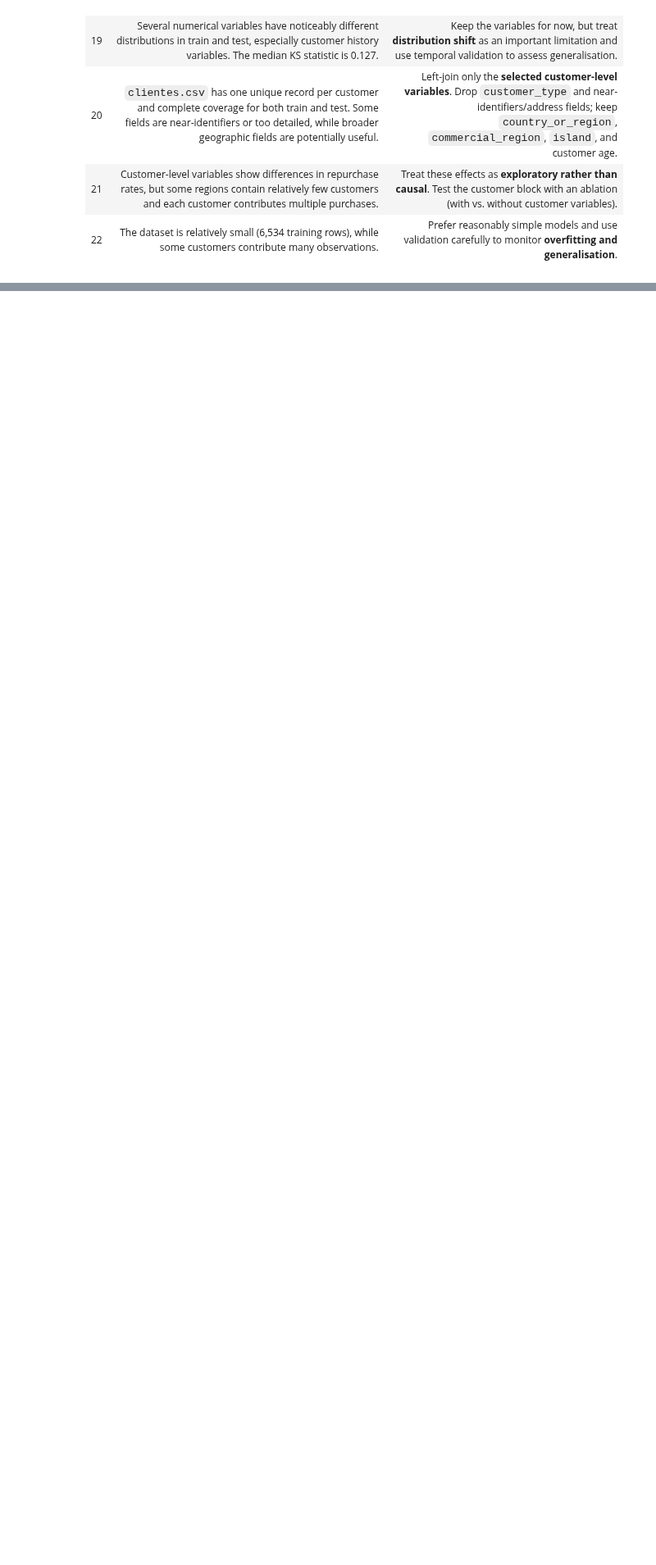
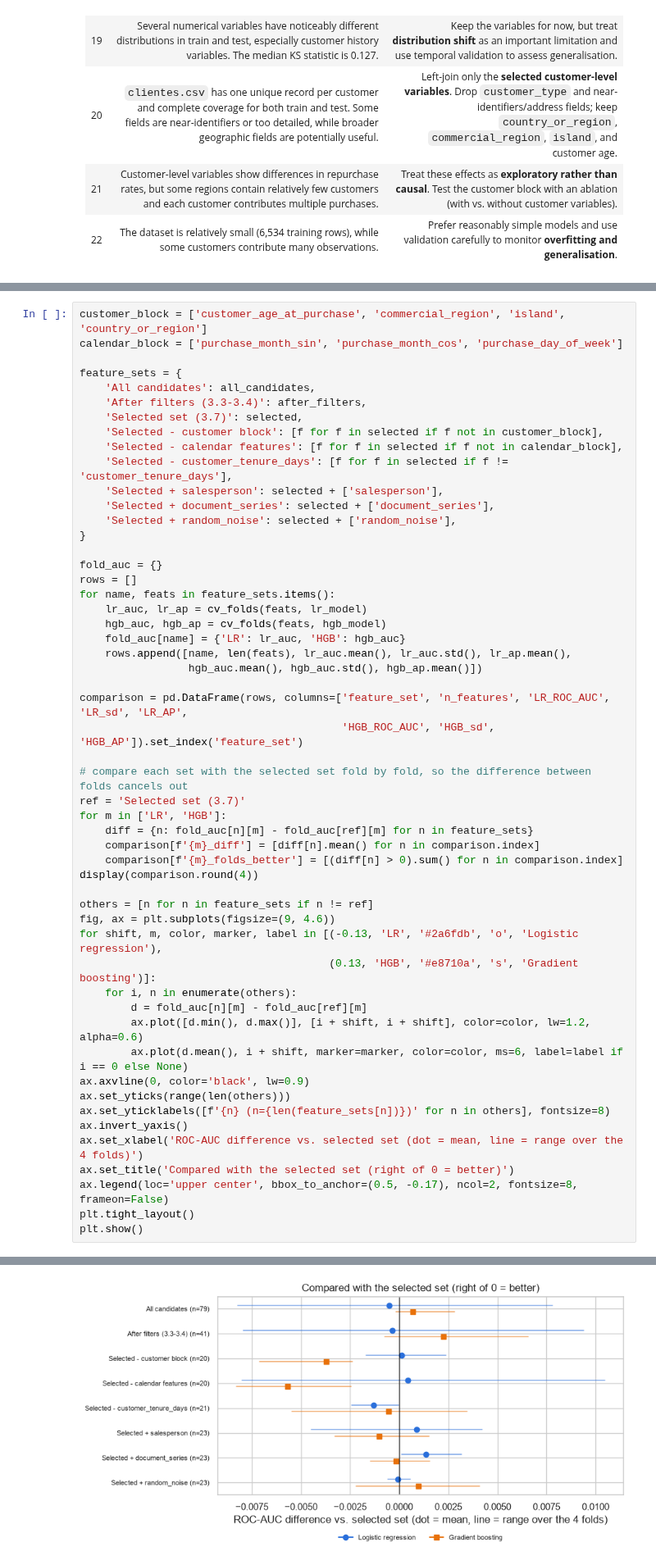
Before and after one commit to Diogo-Alex-Castanheira/Machine_Learning_2627, a Jupyter notebook: Homework_Group27.ipynb, the cells around one changed output, grey strips where cells are left out. Shown at 82% size. Drawn from its saved outputs; the diff is of its cells as text; blank space fills up the shorter version.

```diff
--- a/Homework_Group27.ipynb
+++ b/Homework_Group27.ipynb
@@ -826,0 +1621,54 @@ Customer age at purchase (years): {'count': 6469.0, 'mean': 3.6, 'std': 2.7, 'mi
+# %%
+customer_block = ['customer_age_at_purchase', 'commercial_region', 'island', 'country_or_region']
+calendar_block = ['purchase_month_sin', 'purchase_month_cos', 'purchase_day_of_week']
+
+feature_sets = {
+    'All candidates': all_candidates,
+    'After filters (3.3-3.4)': after_filters,
+    'Selected set (3.7)': selected,
+    'Selected - customer block': [f for f in selected if f not in customer_block],
+    'Selected - calendar features': [f for f in selected if f not in calendar_block],
+    'Selected - customer_tenure_days': [f for f in selected if f != 'customer_tenure_days'],
+    'Selected + salesperson': selected + ['salesperson'],
+    'Selected + document_series': selected + ['document_series'],
+    'Selected + random_noise': selected + ['random_noise'],
+}
+
+fold_auc = {}
+rows = []
+for name, feats in feature_sets.items():
+    lr_auc, lr_ap = cv_folds(feats, lr_model)
+    hgb_auc, hgb_ap = cv_folds(feats, hgb_model)
+    fold_auc[name] = {'LR': lr_auc, 'HGB': hgb_auc}
+    rows.append([name, len(feats), lr_auc.mean(), lr_auc.std(), lr_ap.mean(),
+                 hgb_auc.mean(), hgb_auc.std(), hgb_ap.mean()])
+
+comparison = pd.DataFrame(rows, columns=['feature_set', 'n_features', 'LR_ROC_AUC', 'LR_sd', 'LR_AP',
+                                         'HGB_ROC_AUC', 'HGB_sd', 'HGB_AP']).set_index('feature_set')
+
+# compare each set with the selected set fold by fold, so the difference between folds cancels out
+ref = 'Selected set (3.7)'
+for m in ['LR', 'HGB']:
+    diff = {n: fold_auc[n][m] - fold_auc[ref][m] for n in feature_sets}
+    comparison[f'{m}_diff'] = [diff[n].mean() for n in comparison.index]
+    comparison[f'{m}_folds_better'] = [(diff[n] > 0).sum() for n in comparison.index]
+display(comparison.round(4))
+
+others = [n for n in feature_sets if n != ref]
+fig, ax = plt.subplots(figsize=(9, 4.6))
+for shift, m, color, marker, label in [(-0.13, 'LR', '#2a6fdb', 'o', 'Logistic regression'),
+                                       (0.13, 'HGB', '#e8710a', 's', 'Gradient boosting')]:
+    for i, n in enumerate(others):
+        d = fold_auc[n][m] - fold_auc[ref][m]
+        ax.plot([d.min(), d.max()], [i + shift, i + shift], color=color, lw=1.2, alpha=0.6)
+        ax.plot(d.mean(), i + shift, marker=marker, color=color, ms=6, label=label if i == 0 else None)
+ax.axvline(0, color='black', lw=0.9)
+ax.set_yticks(range(len(others)))
+ax.set_yticklabels([f'{n} (n={len(feature_sets[n])})' for n in others], fontsize=8)
+ax.invert_yaxis()
+ax.set_xlabel('ROC-AUC difference vs. selected set (dot = mean, line = range over the 4 folds)')
+ax.set_title('Compared with the selected set (right of 0 = better)')
+ax.legend(loc='upper center', bbox_to_anchor=(0.5, -0.17), ncol=2, fontsize=8, frameon=False)
+plt.tight_layout()
+plt.show()
+# %% [output]
@@ -826,0 +1686 @@ Customer age at purchase (years): {'count': 6469.0, 'mean': 3.6, 'std': 2.7, 'mi
+[figure, added]
```
Also changed, not shown: parts of 62 cells of this notebook, 2 other files.
